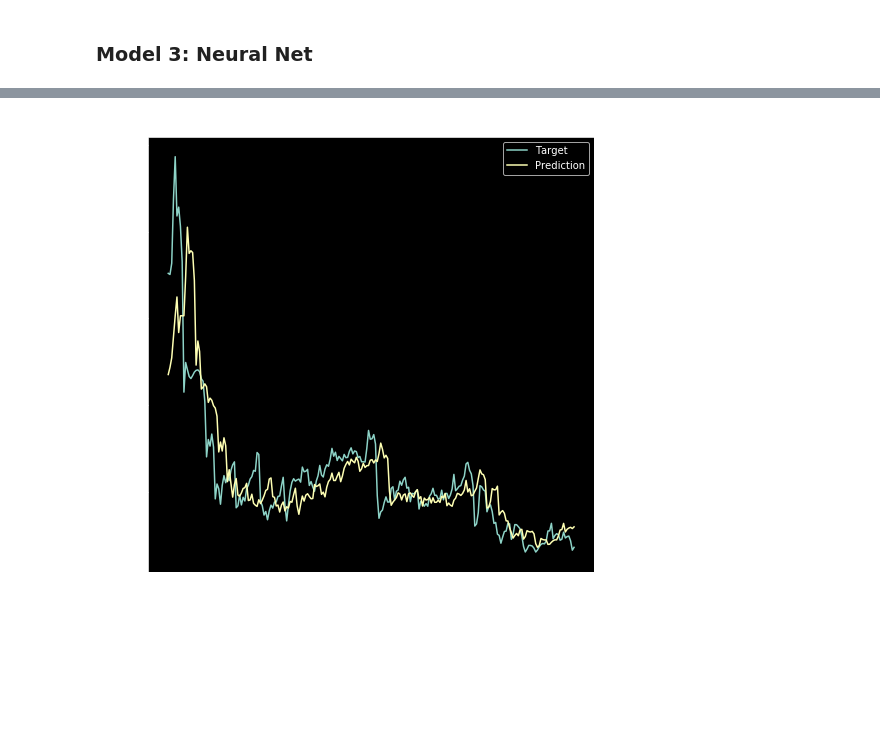
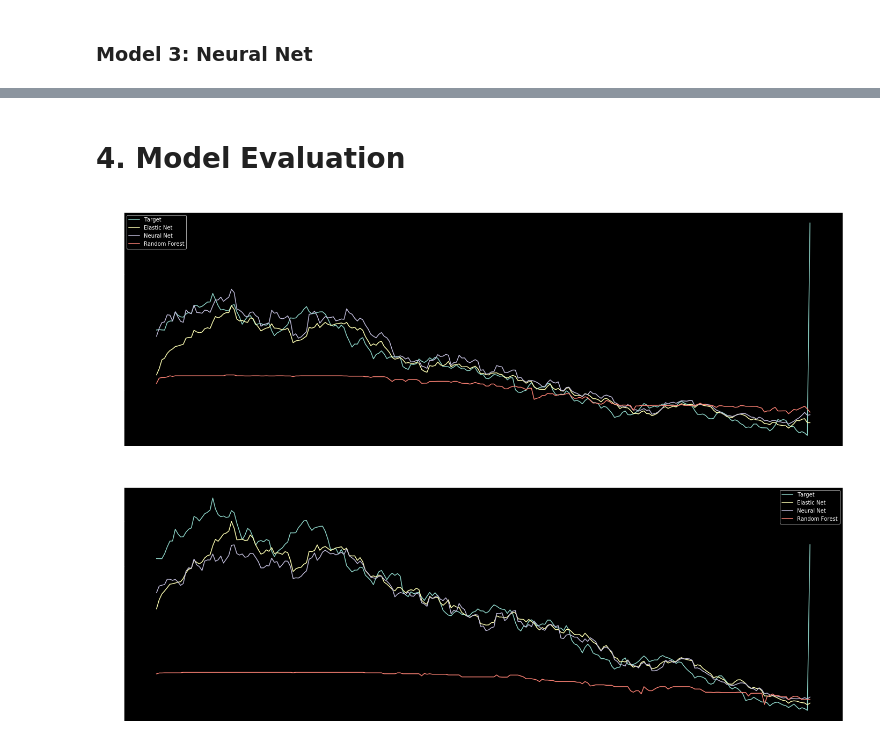
Before and after one commit to cvaf/fut, a Jupyter notebook: price/demon.ipynb, the cells around one changed output, grey strips where cells are left out. Drawn from its saved outputs; the diff is of its cells as text; code cells hidden in the pictures; blank space fills up the shorter version.

Commit message:
Add trained models and model evaluation

```diff
--- a/price/demon.ipynb
+++ b/price/demon.ipynb
@@ -425,0 +499,6 @@ gs.fit(X_train, y_train)
+# %%
+nn = gs.best_estimator_
+nn_score = gs.best_score_
+df_test['nn_pred'] = np.exp(nn.predict(X_test))
+dump(nn, r'drive/My Drive/Python/Fut/models/nn.joblib')
+# dump(en, '../models/en.joblib')
@@ -425,0 +507,11 @@ gs.fit(X_train, y_train)
+# %%
+cv_res = pd.DataFrame(gs.cv_results_)
+cv_res_pt = pd.pivot_table(cv_res,
+                           values='mean_test_score',
+                           index='param_kerasregressor__hidden_size',
+                           columns='param_kerasregressor__reg_strength')
+
+fig, ax = plt.subplots(1, 1, figsize=(12, 12))
+sns.heatmap(cv_res_pt, annot=True)
+ax.set_xlabel('Reg Strength')
+ax.set_ylabel('Hidden Size')
@@ -426,12 +521,27 @@ gs.fit(X_train, y_train)
+# %% [markdown]
+# 4. Model Evaluation
+# %%
+nn = load('../models/nn.joblib')
+df_test['nn_pred'] = np.exp(nn.predict(X_test))
+
+en = load('../models/en.joblib')
+df_test['en_pred'] = np.exp(en.predict(X_test))
+
+rf = load('../models/rf.joblib')
+df_test['rf_pred'] = np.exp(rf.predict(X_test))
 # %%
-def pred_plot(resource_id, model):
-    fig, ax = plt.subplots(1,1,figsize=(8,8))
+def pred_plot(resource_id):
+    fig, ax = plt.subplots(1,1,figsize=(24,8))
     df_ = df_test[df_test.resource_id==resource_id]
     ax.plot(df_.date, df_.y_price.values, label='Target')
-    ax.plot(df_.date, df_['{}_pred'.format(model)].values, label='Prediction')
+    ax.plot(df_.date, df_.en_pred.values, label='Elastic Net')
+    ax.plot(df_.date, df_.nn_pred.values, label='Neural Net')
+    ax.plot(df_.date, df_.rf_pred.values, label='Random Forest')
     ax.set_title(df_.player_name.values[0])
     ax.legend()
 # %%
-pred_plot(df_test[df_test.player_name=='Isco'].resource_id.values[0], 'en')
+pred_plot(df_test[df_test.player_name=='De Bruyne'].resource_id.values[0])
+pred_plot(df_test[df_test.player_name=='Pogba'].resource_id.values[0])
 # %% [output]
-[figure, old version]
+[figure, new version]
+[figure, added]
```
Also changed, not shown: parts of 21 cells of this notebook, 4 other files.
